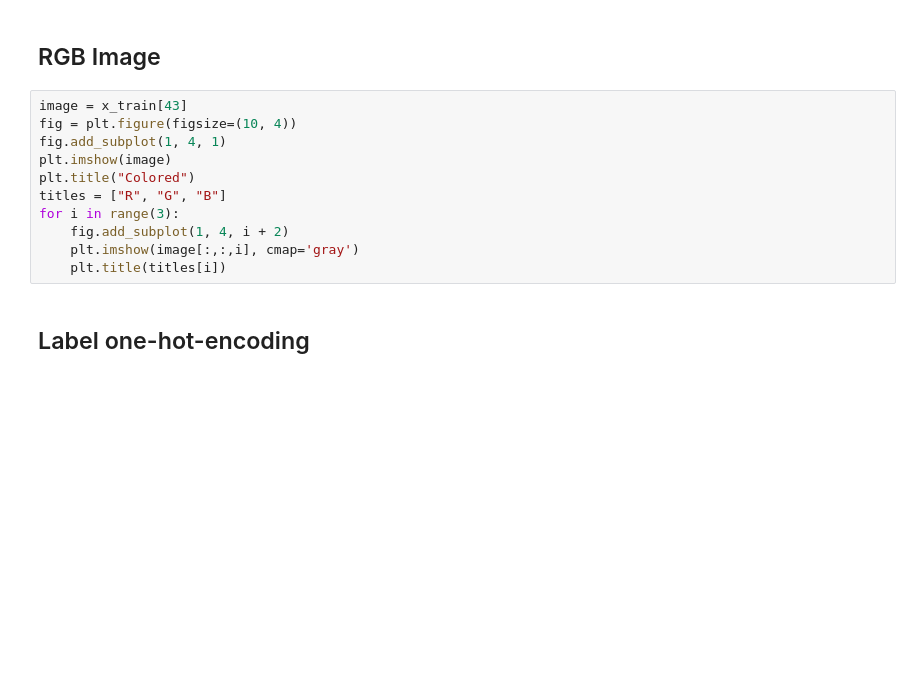
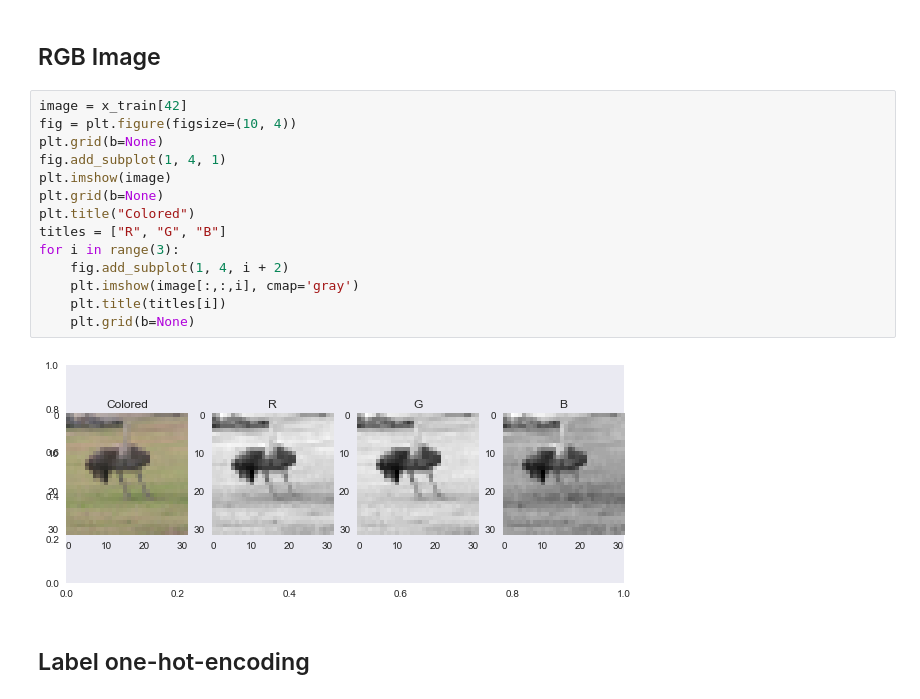
Before and after one commit to UltraBrightEducation/cifar10, a Jupyter notebook: notebooks/CIFAR10.ipynb, the cells around one changed output. Drawn from its saved outputs; the diff is of its cells as text; blank space fills up the shorter version.

```diff
--- a/notebooks/CIFAR10.ipynb
+++ b/notebooks/CIFAR10.ipynb
@@ -68,16 +100,21 @@ plot_confusion_matrix(true_labels, preds, classes=label_list,
 # %% [markdown]
 ## RGB Image
 # %%
-image = x_train[43]
+image = x_train[42]
 fig = plt.figure(figsize=(10, 4))
+plt.grid(b=None)
 fig.add_subplot(1, 4, 1)
 plt.imshow(image)
+plt.grid(b=None)
 plt.title("Colored")
 titles = ["R", "G", "B"]
 for i in range(3):
     fig.add_subplot(1, 4, i + 2)
     plt.imshow(image[:,:,i], cmap='gray')
     plt.title(titles[i])
+    plt.grid(b=None)
+# %% [output]
+[figure, added]
 # %% [markdown]
 ## Label one-hot-encoding
 # %%
```
Also changed, not shown: parts of 12 cells of this notebook, 1 other file.
